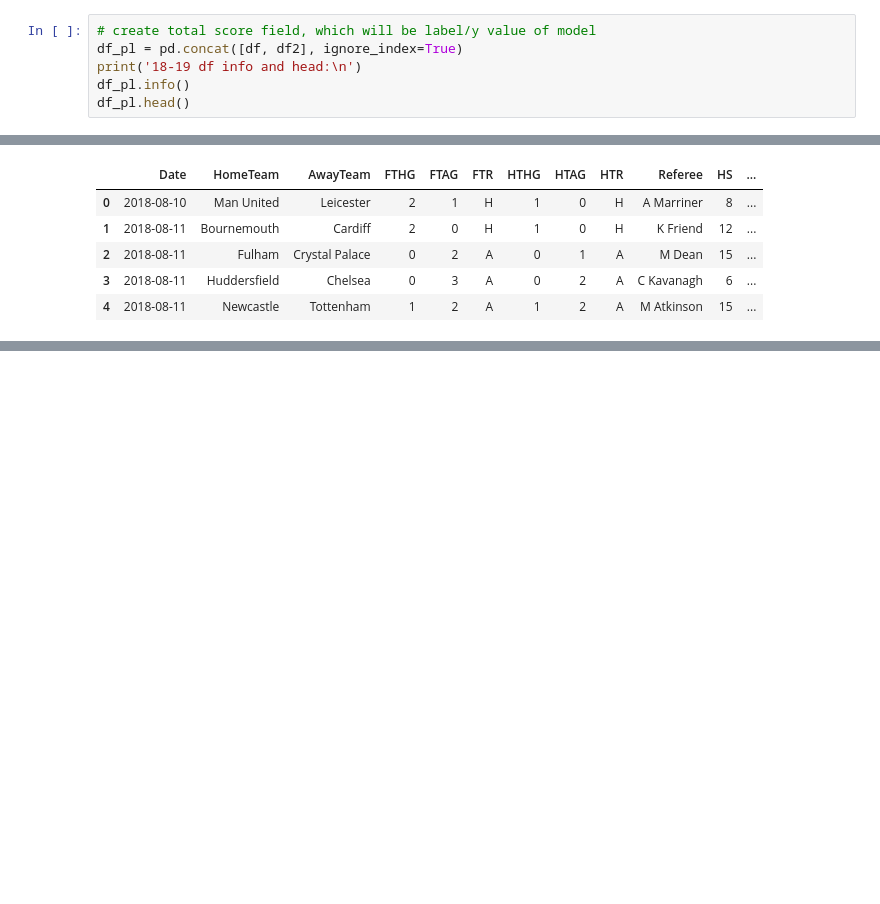
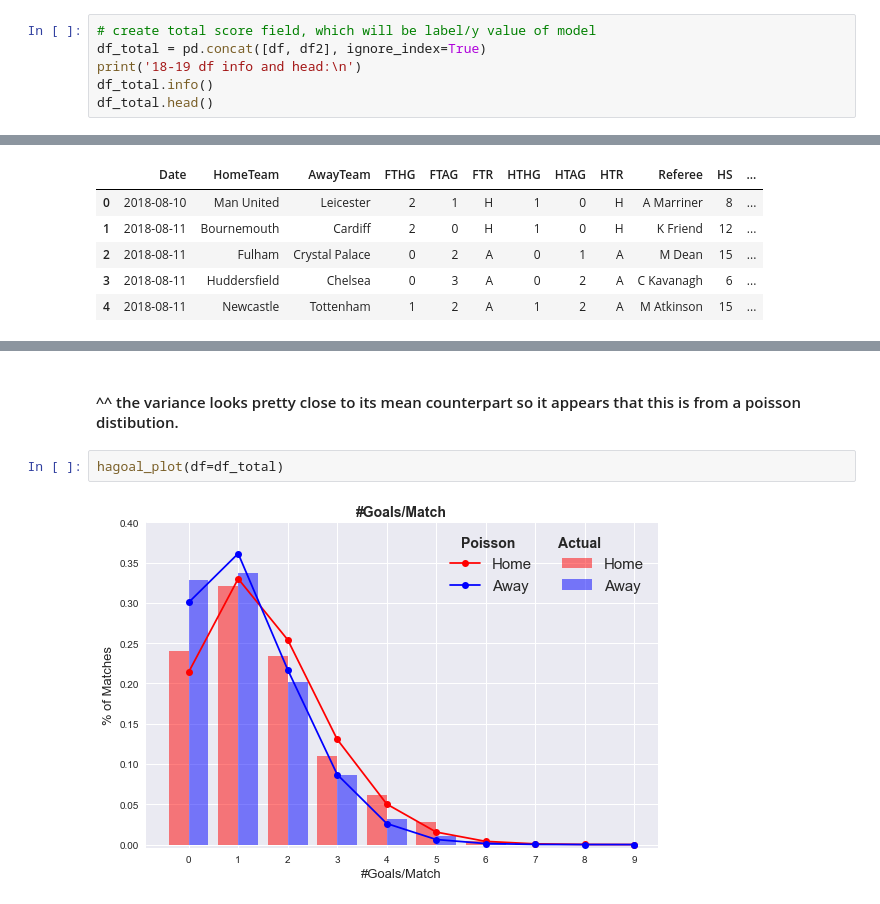
Before and after one commit to DataDavD/ddapp, a Jupyter notebook: ddapp/model.ipynb, the cells around one changed output, grey strips where cells are left out. Drawn from its saved outputs; the diff is of its cells as text; blank space fills up the shorter version.

```diff
--- a/ddapp/model.ipynb
+++ b/ddapp/model.ipynb
@@ -184,9 +149,9 @@ Text(0, 0.5, 'Prop. of Matches')
 # %%
 # create total score field, which will be label/y value of model
-df_pl = pd.concat([df, df2], ignore_index=True)
+df_total = pd.concat([df, df2], ignore_index=True)
 print('18-19 df info and head:\n')
-df_pl.info()
-df_pl.head()
+df_total.info()
+df_total.head()
 # %% [output]
 18-19 df info and head:
 
@@ -259,0 +211,6 @@ array([2.78368248e-01, 3.55980213e-01, 2.27615601e-01, 9.70257332e-02,
+# %% [markdown]
+#### ^^ the variance looks pretty close to its mean counterpart so it appears that this is from a poisson distibution.
+# %%
+hagoal_plot(df=df_total)
+# %% [output]
+[figure, added]
```
Also changed, not shown: parts of 24 cells of this notebook.
